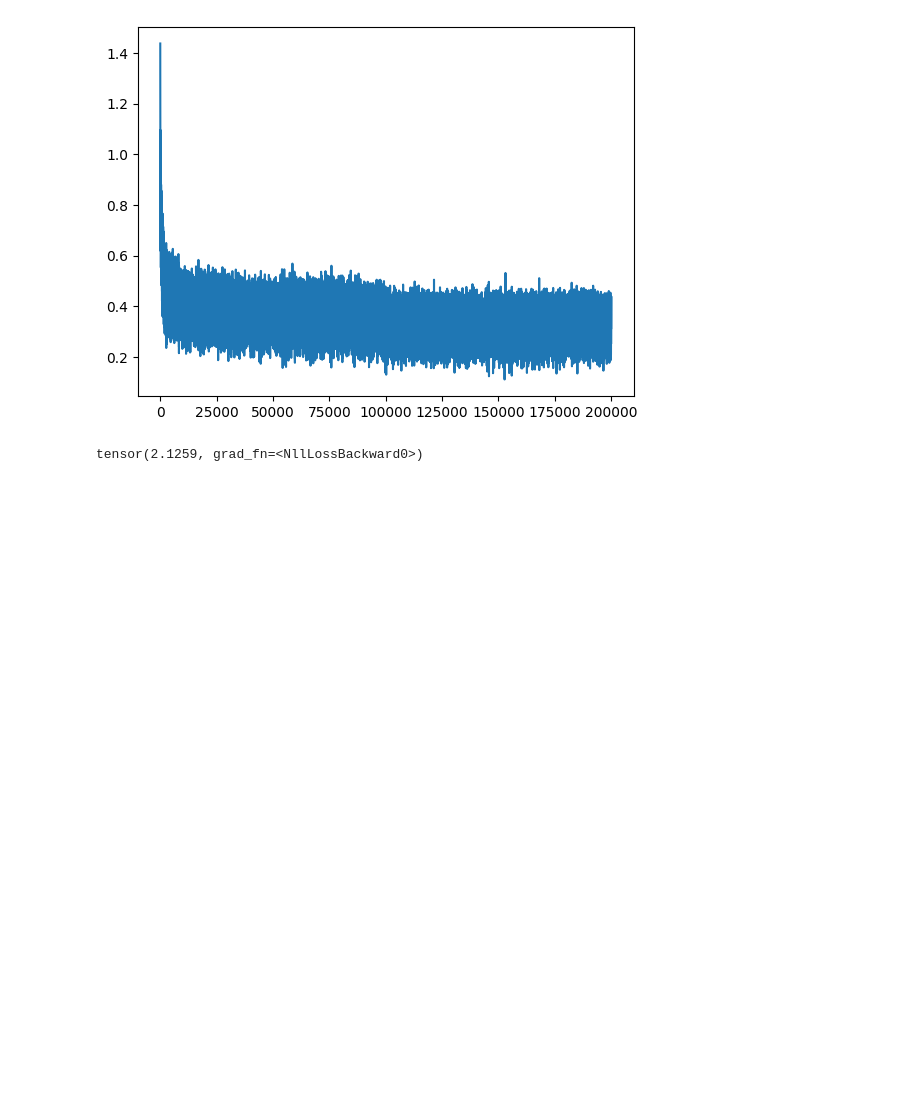
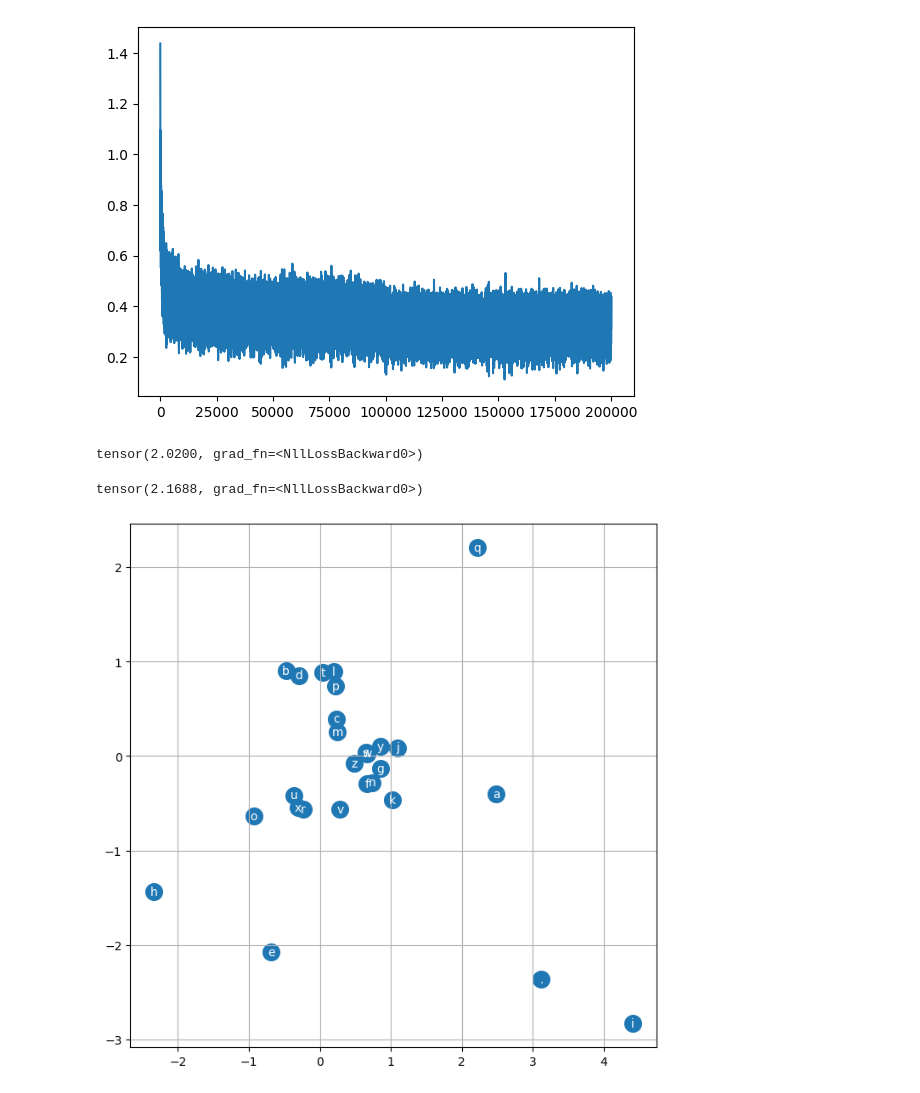
Before and after one commit to czhou578/karpathy-ai-lectures, a Jupyter notebook: makemore/part_2/makemore__part2_exercise1.ipynb, the cells around one changed output. Cells and saved outputs as stored; diff of their text form; code cells hidden in the pictures; blank space fills up the shorter version.

```diff
--- a/makemore/part_2/makemore__part2_exercise1.ipynb
+++ b/makemore/part_2/makemore__part2_exercise1.ipynb
@@ -81,10 +81,10 @@ torch.Size([22866, 3]) torch.Size([22866])
 g = torch.Generator().manual_seed(2147483647) # for reproducibility
 C = torch.randn((27, 20), generator=g) #embedding lookup table
 
-W1 = torch.randn((30, 500), generator=g)
+W1 = torch.randn((60, 500), generator=g)
 b1 = torch.randn(500, generator=g)
-W2 = torch.randn((200, 500), generator=g)
-b2 = torch.randn(500, generator=g)
+W2 = torch.randn((500, 27), generator=g)
+b2 = torch.randn(27, generator=g)
 parameters = [C, W1, b1, W2, b2]
 sum(p.nelement() for p in parameters) # number of parameters in total
 # %% [output]
@@ -104,12 +104,11 @@ for i in range(200000):
 
   # minibatch construct
   ix = torch.randint(0, Xtr.shape[0], (32,))
-  # ix = torch.randint(0, Xtr.shape[0], (70,))
 
   # forward pass
   emb = C[Xtr[ix]] # (32, 3, 10)
-  h = torch.tanh(emb.view(-1, 30) @ W1 + b1) # (32, 200)
-  # h = torch.tanh(emb.view(-1, 70) @ W1 + b1) # (32, 200)
+  h = torch.tanh(emb.view(-1, 60) @ W1 + b1) # (32, 200)
+
 
   logits = h @ W2 + b2 # (32, 27)
   loss = F.cross_entropy(logits, Ytr[ix])
@@ -139,9 +138,9 @@ plt.plot(stepi, lossi)
 [figure]
 # %%
 emb = C[Xtr] # (32, 3, 2)
-h = torch.tanh(emb.view(-1, 30) @ W1 + b1) # (32, 100)
+h = torch.tanh(emb.view(-1, 60) @ W1 + b1) # (32, 100)
 logits = h @ W2 + b2 # (32, 27)
 loss = F.cross_entropy(logits, Ytr)
 loss
 # %% [output]
-tensor(2.1259, grad_fn=<NllLossBackward0>)
+tensor(2.0200, grad_fn=<NllLossBackward0>)
@@ -149,0 +147,17 @@ tensor(2.1259, grad_fn=<NllLossBackward0>)
+# %%
+emb = C[Xdev] # (32, 3, 2)
+h = torch.tanh(emb.view(-1, 60) @ W1 + b1) # (32, 100)
+logits = h @ W2 + b2 # (32, 27)
+loss = F.cross_entropy(logits, Ydev)
+loss
+# %% [output]
+tensor(2.1688, grad_fn=<NllLossBackward0>)
+# %%
+# visualize dimensions 0 and 1 of the embedding matrix C for all characters
+plt.figure(figsize=(8,8))
+plt.scatter(C[:,0].data, C[:,1].data, s=200)
+for i in range(C.shape[0]):
+    plt.text(C[i,0].item(), C[i,1].item(), itos[i], ha="center", va="center", color='white')
+plt.grid('minor')
+# %% [output]
+[figure, added]
```
Also changed, not shown: parts of 4 cells of this notebook.
